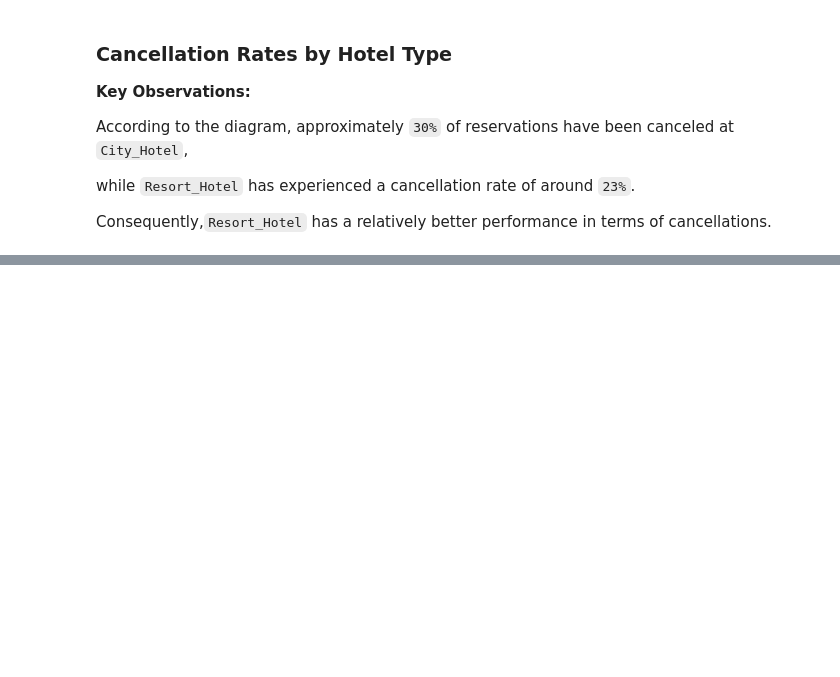
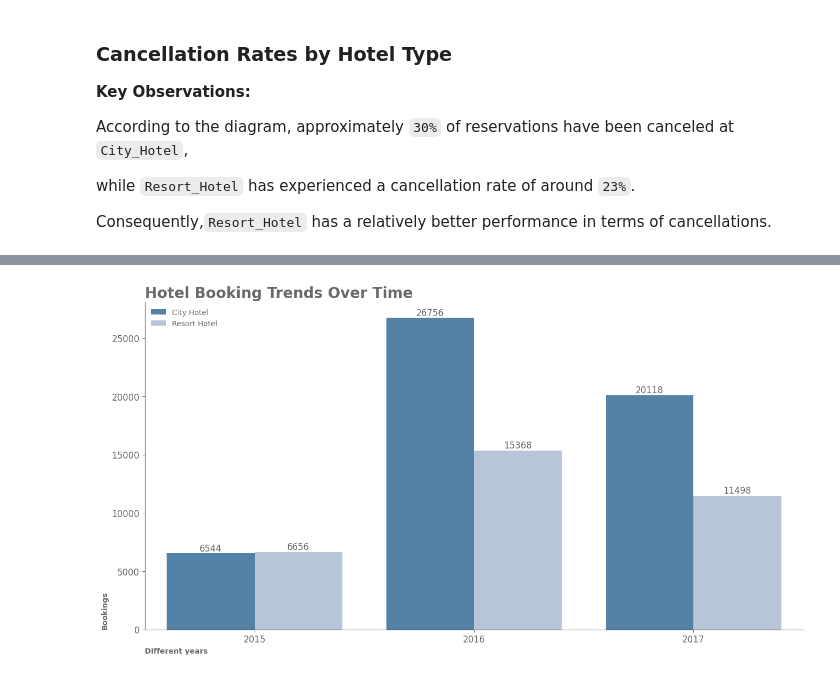
Before and after one commit to AliMSHGH/Hotel-_Bookings_Analysis, a Jupyter notebook: Hotel-_Bookings_Analysis.ipynb, the cells around one changed output, grey strips where cells are left out. Drawn from its saved outputs; the diff is of its cells as text; code cells hidden in the pictures; blank space fills up the shorter version.

```diff
--- a/Hotel-_Bookings_Analysis.ipynb
+++ b/Hotel-_Bookings_Analysis.ipynb
@@ -857,0 +878,23 @@ Consequently,``Resort_Hotel`` has a relatively better performance in terms of ca
+# %%
+fig, ax = plt.subplots(figsize=(16, 8))
+different_years_hotel_plt= sns.countplot(data=df, x='arrival_date_year', hue='hotel',
+                                        palette=['#4682B4', '#B0C4DE'],legend='auto')
+
+different_years_hotel_plt.set_xlabel("Different years",loc="left", weight="bold", fontsize=10, color="#696969")
+
+different_years_hotel_plt.set_ylabel('Bookings',loc="bottom", weight="bold",fontsize=10 ,color="#696969")
+
+different_years_hotel_plt.set_title('Hotel Booking Trends Over Time', weight="bold",color='#696969', fontsize=20,loc="left")
+
+for i in different_years_hotel_plt.containers:
+ different_years_hotel_plt.bar_label(i,fmt=lambda i: f'{i :1.0f}',color='#696969', fontsize=12)
+
+different_years_hotel_plt.legend(frameon=False,loc='upper left',labelcolor='#696969')
+
+different_years_hotel_plt.tick_params(axis="x", colors='#696969', labelsize="large")
+different_years_hotel_plt.tick_params(axis="y", colors='#696969', labelsize="large")
+
+sns.despine(right=True, top=True)
+plt.show()
+# %% [output]
+[figure, added]
```
Also changed, not shown: parts of 6 cells of this notebook.
